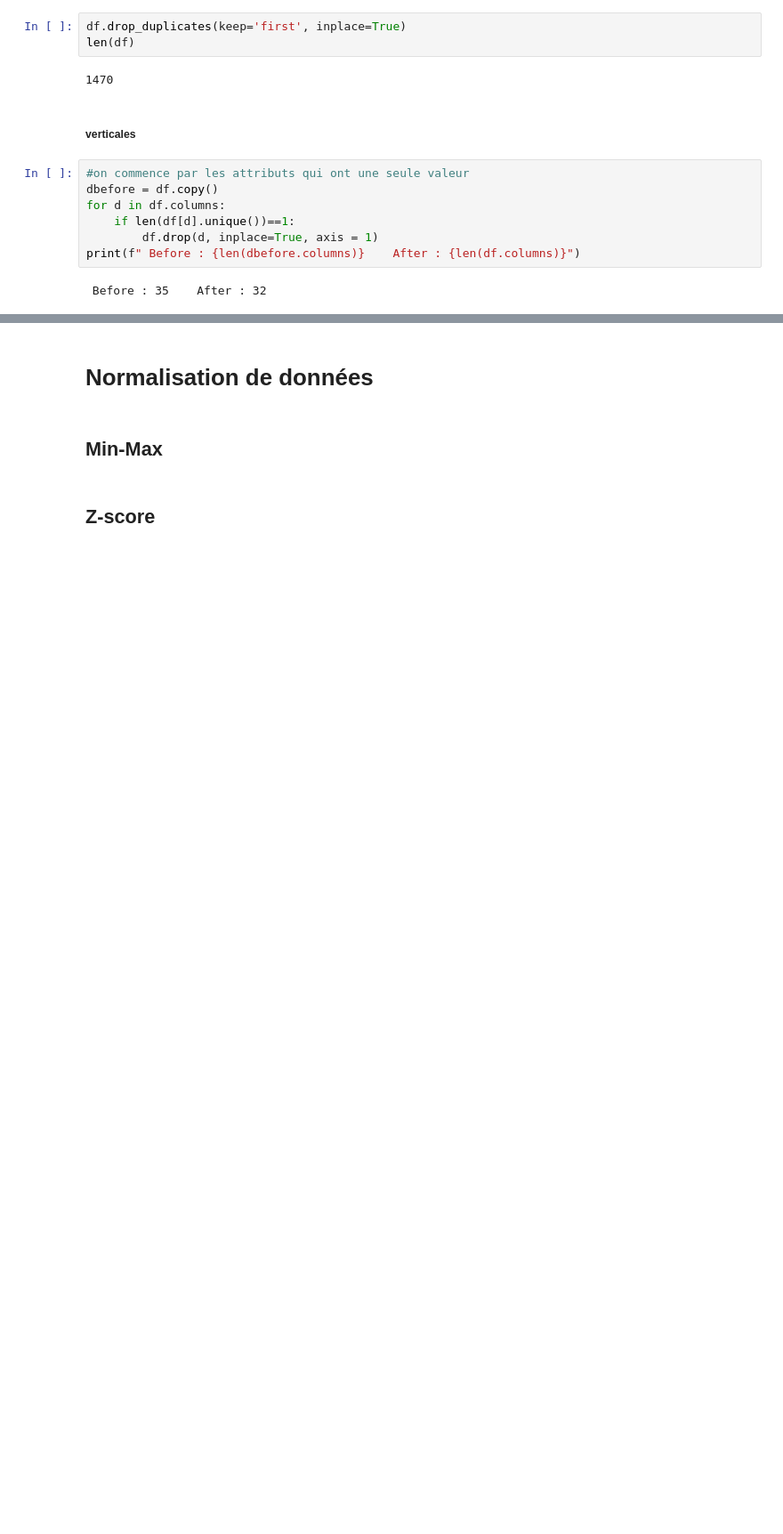
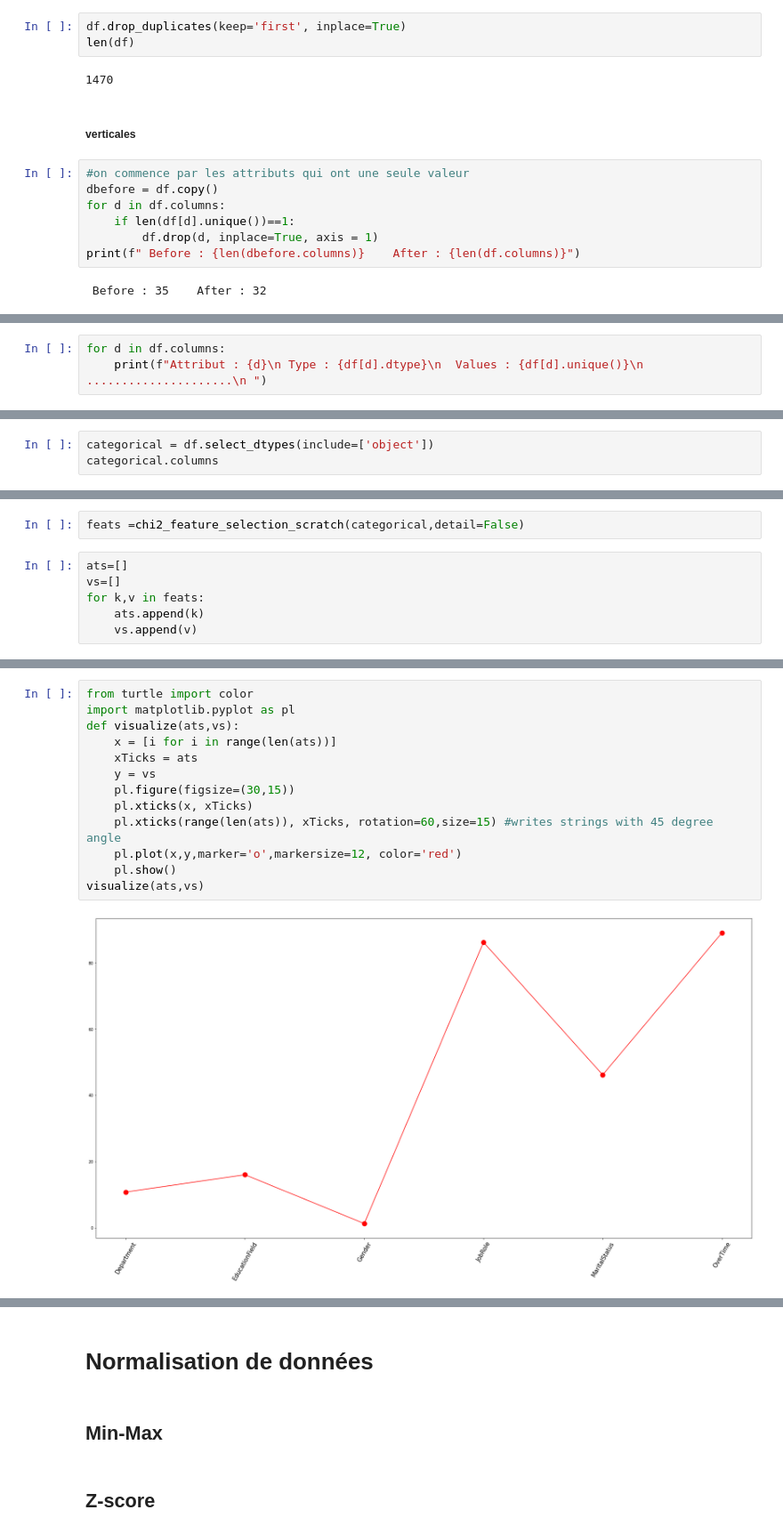
Before and after one commit to ferrorra/DataMining, a Jupyter notebook: Projet/Partie2/PREPROCESSING.ipynb, the cells around one changed output, grey strips where cells are left out. Shown at 89% size. Drawn from its saved outputs; the diff is of its cells as text; blank space fills up the shorter version.

Commit message:
feature selection done
left normalisation de données

```diff
--- a/Projet/Partie2/PREPROCESSING.ipynb
+++ b/Projet/Partie2/PREPROCESSING.ipynb
@@ -703,0 +698,3 @@ print(f" Before : {len(dbefore.columns)}    After : {len(df.columns)}")
+# %%
+for d in df.columns:
+    print(f"Attribut : {d}\n Type : {df[d].dtype}\n  Values : {df[d].unique()}\n .....................\n ")
@@ -703,0 +725,3 @@ print(f" Before : {len(dbefore.columns)}    After : {len(df.columns)}")
+# %%
+categorical = df.select_dtypes(include=['object'])
+categorical.columns
@@ -703,0 +790,8 @@ print(f" Before : {len(dbefore.columns)}    After : {len(df.columns)}")
+# %%
+feats =chi2_feature_selection_scratch(categorical,detail=False)
+# %%
+ats=[]
+vs=[]
+for k,v in feats:
+    ats.append(k)
+    vs.append(v)
@@ -703,0 +892,15 @@ print(f" Before : {len(dbefore.columns)}    After : {len(df.columns)}")
+# %%
+from turtle import color
+import matplotlib.pyplot as pl
+def visualize(ats,vs):
+    x = [i for i in range(len(ats))]
+    xTicks = ats
+    y = vs
+    pl.figure(figsize=(30,15))
+    pl.xticks(x, xTicks)
+    pl.xticks(range(len(ats)), xTicks, rotation=60,size=15) #writes strings with 45 degree angle
+    pl.plot(x,y,marker='o',markersize=12, color='red')
+    pl.show()
+visualize(ats,vs)
+# %% [output]
+[figure, added]
```
Also changed, not shown: parts of 23 cells of this notebook.
